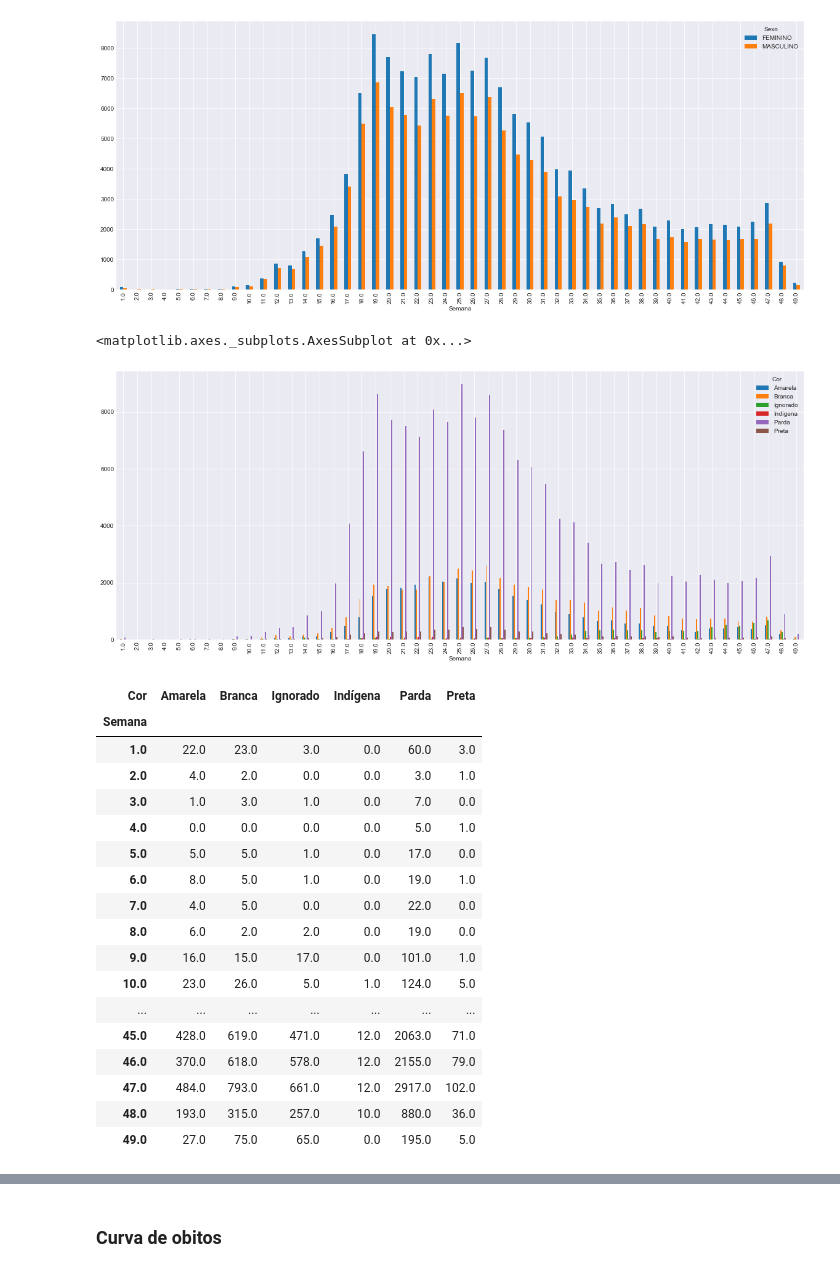
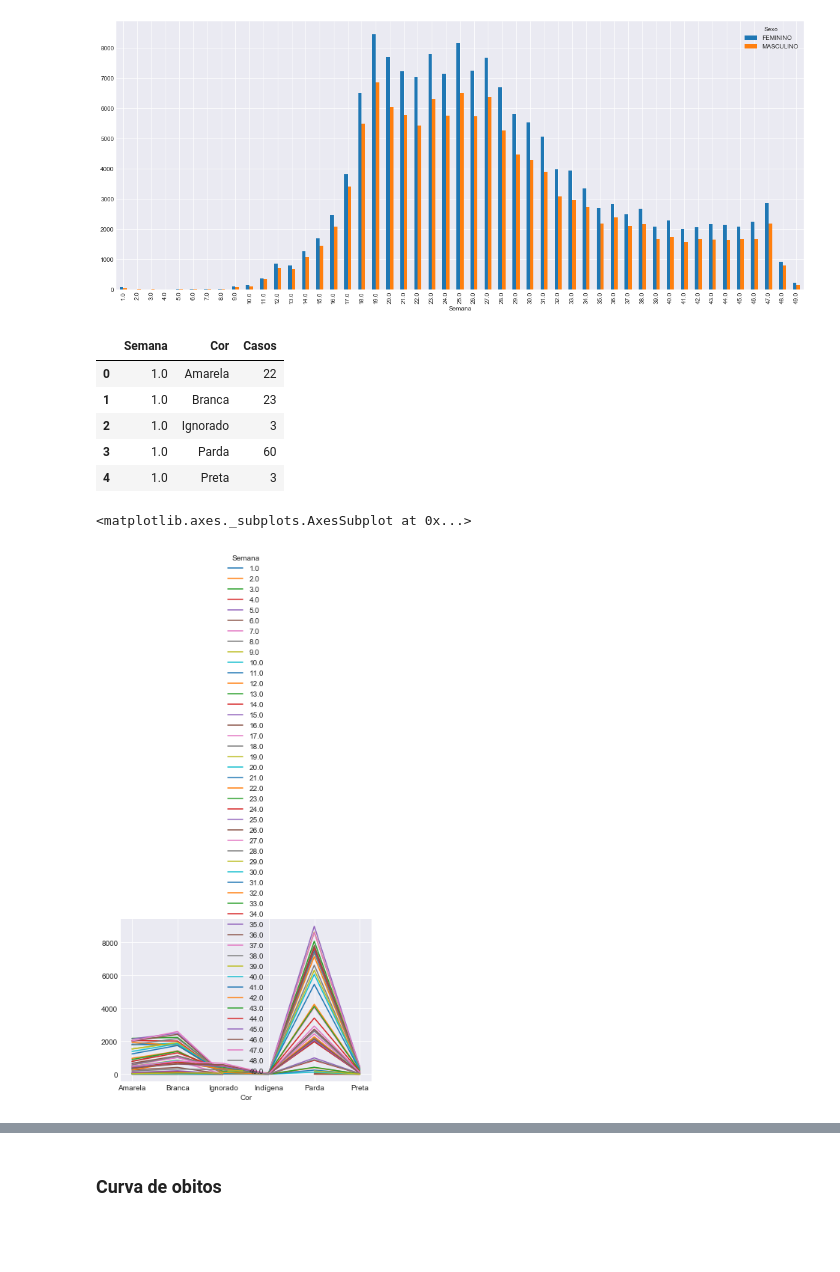
Before and after one commit to luan-prates/bootcamp-ds-aplicada-alura-2021, a Jupyter notebook: projetos/projeto_modulo_1/integrasus.ipynb, the cells around one changed output, grey strips where cells are left out. Drawn from its saved outputs; the diff is of its cells as text; code cells hidden in the pictures; blank space fills up the shorter version.

```diff
--- a/projetos/projeto_modulo_1/integrasus.ipynb
+++ b/projetos/projeto_modulo_1/integrasus.ipynb
@@ -210,32 +213,16 @@ df_caso_cor = df_caso_cor.reset_index()
 
 df_caso_cor.columns = ['Semana', 'Cor', 'Casos']
 
-df_caso_cor = df_caso_cor.pivot(index='Semana',columns='Cor',values="Casos")
-
-df_caso_cor.plot(kind='bar', figsize=(20,8))
+df_caso_cor.head()
 # %% [output]
-<matplotlib.axes._subplots.AxesSubplot at 0x...>
-[figure, removed]
+|  | Semana | Cor | Casos |
+| 0 | 1.0 | Amarela | 22 |
+| 1 | 1.0 | Branca | 23 |
+| 2 | 1.0 | Ignorado | 3 |
+| 3 | 1.0 | Parda | 60 |
+| 4 | 1.0 | Preta | 3 |
-# %%
-df_caso_cor = df_caso_cor.fillna(0)
 # %%
-df_caso_cor
+df_caso_cor.plot()
 # %% [output]
-| Cor | Amarela | Branca | Ignorado | Indígena | Parda | Preta |
-| Semana |  |  |  |  |  |  |
-| 1.0 | 22.0 | 23.0 | 3.0 | 0.0 | 60.0 | 3.0 |
-| 2.0 | 4.0 | 2.0 | 0.0 | 0.0 | 3.0 | 1.0 |
-| 3.0 | 1.0 | 3.0 | 1.0 | 0.0 | 7.0 | 0.0 |
-| 4.0 | 0.0 | 0.0 | 0.0 | 0.0 | 5.0 | 1.0 |
-| 5.0 | 5.0 | 5.0 | 1.0 | 0.0 | 17.0 | 0.0 |
-| 6.0 | 8.0 | 5.0 | 1.0 | 0.0 | 19.0 | 1.0 |
-| 7.0 | 4.0 | 5.0 | 0.0 | 0.0 | 22.0 | 0.0 |
-| 8.0 | 6.0 | 2.0 | 2.0 | 0.0 | 19.0 | 0.0 |
-| 9.0 | 16.0 | 15.0 | 17.0 | 0.0 | 101.0 | 1.0 |
-| 10.0 | 23.0 | 26.0 | 5.0 | 1.0 | 124.0 | 5.0 |
-| ... | ... | ... | ... | ... | ... | ... |
-| 45.0 | 428.0 | 619.0 | 471.0 | 12.0 | 2063.0 | 71.0 |
-| 46.0 | 370.0 | 618.0 | 578.0 | 12.0 | 2155.0 | 79.0 |
-| 47.0 | 484.0 | 793.0 | 661.0 | 12.0 | 2917.0 | 102.0 |
-| 48.0 | 193.0 | 315.0 | 257.0 | 10.0 | 880.0 | 36.0 |
-| 49.0 | 27.0 | 75.0 | 65.0 | 0.0 | 195.0 | 5.0 |
+<matplotlib.axes._subplots.AxesSubplot at 0x...>
+[figure, added]
```
Also changed, not shown: parts of 44 cells of this notebook.
